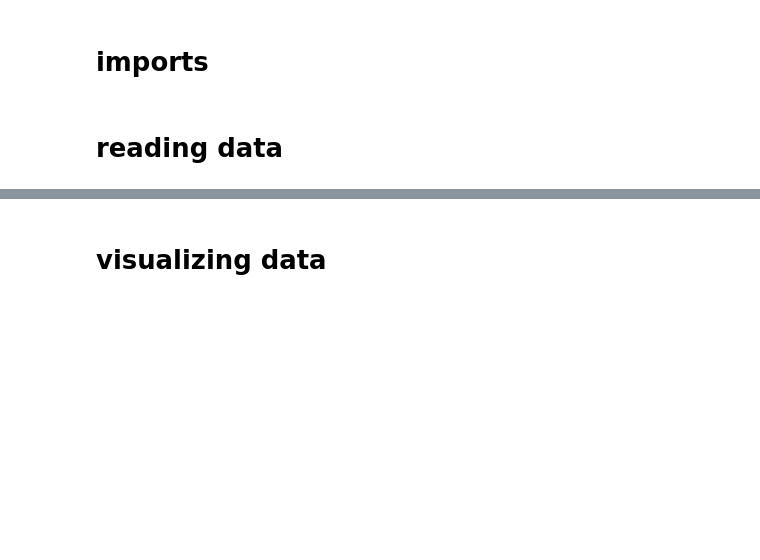
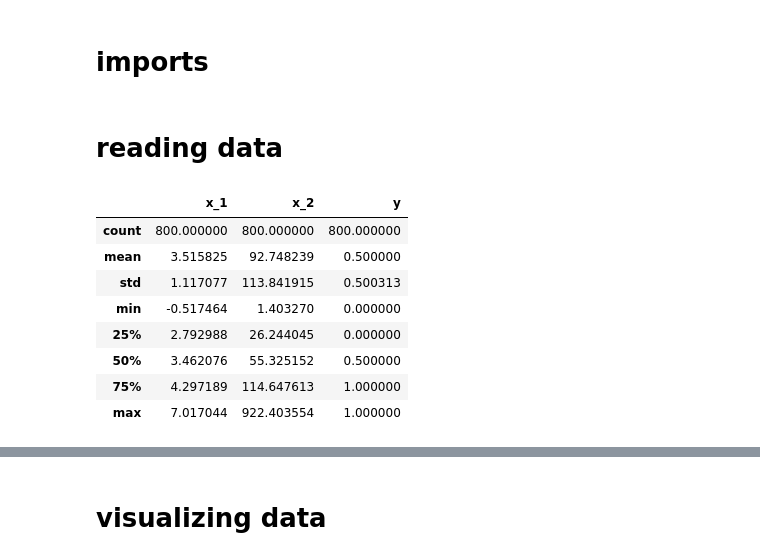
Before and after one commit to Omar-Atef-Bakr/ML_models_implementation, a Jupyter notebook: Linear Models/Logistic regression/po1.ipynb, the cells around one changed output, grey strips where cells are left out. Saved outputs shown, nothing was run; the diff lists cells and outputs as text; code cells hidden in the pictures; blank space fills up the shorter version.

```diff
--- a/Linear Models/Logistic regression/po1.ipynb
+++ b/Linear Models/Logistic regression/po1.ipynb
@@ -12,6 +12,17 @@ from LinearRegression import LinearRegression as lr
 # reading data
 # %%
 data = pd.read_csv("data/ds1_train.csv")
+data.describe()
+# %% [output]
+|  | x_1 | x_2 | y |
+| count | 800.000000 | 800.000000 | 800.000000 |
+| mean | 3.515825 | 92.748239 | 0.500000 |
+| std | 1.117077 | 113.841915 | 0.500313 |
+| min | -0.517464 | 1.403270 | 0.000000 |
+| 25% | 2.792988 | 26.244045 | 0.000000 |
+| 50% | 3.462076 | 55.325152 | 0.500000 |
+| 75% | 4.297189 | 114.647613 | 1.000000 |
+| max | 7.017044 | 922.403554 | 1.000000 |
 # %%
 x_train = data[["x_1", "x_2"]]
 x_train = np.array(x_train)
```
Also changed, not shown: parts of 10 cells of this notebook, 4 other files.
